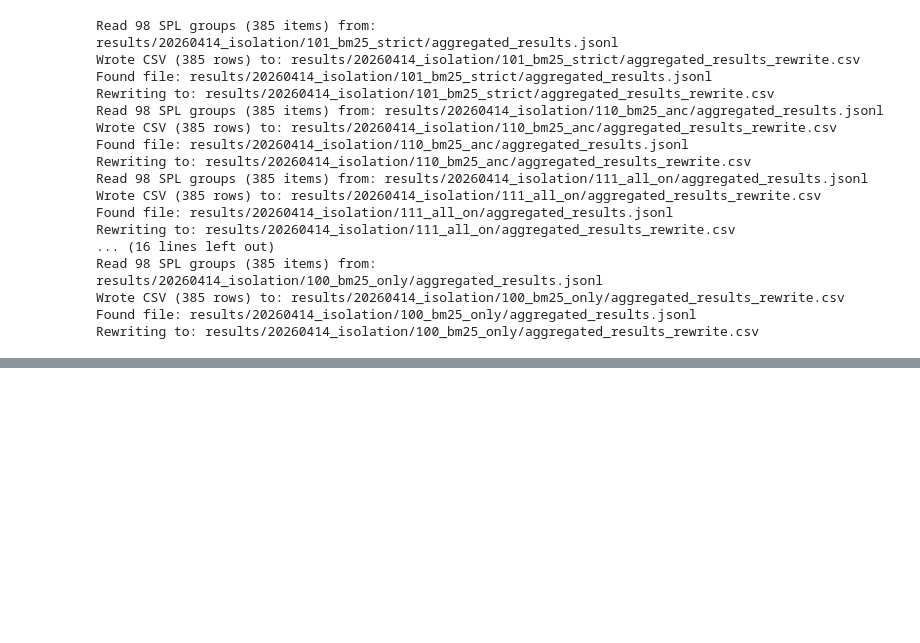
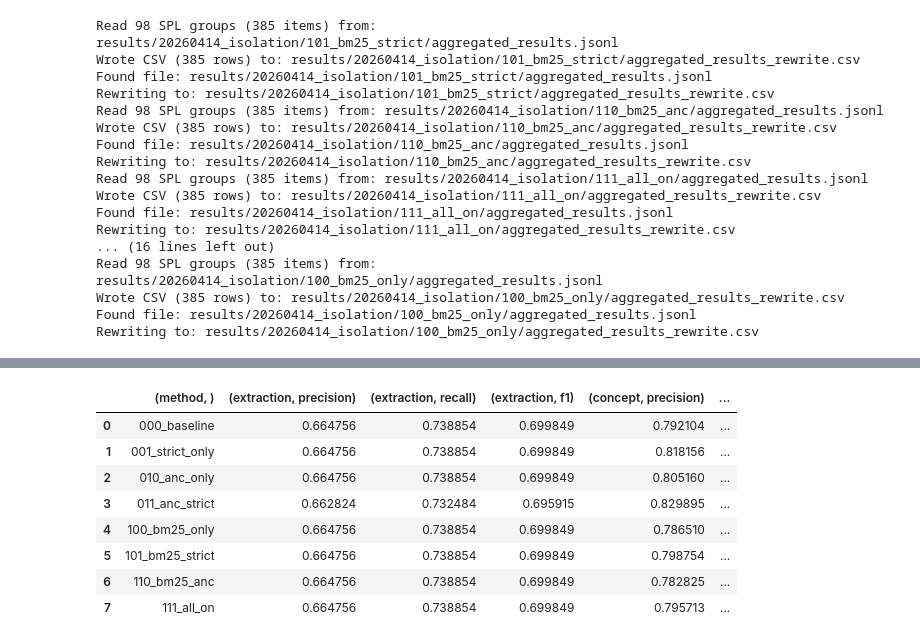
Before and after one commit to warren-manuel/spl-mapper, a Jupyter notebook: 0326_langgraph_smoketest.ipynb, the cells around one changed output, grey strips where cells are left out. Saved outputs shown, nothing was run; the diff lists cells and outputs as text; code cells hidden in the pictures; blank space fills up the shorter version.

```diff
--- a/0326_langgraph_smoketest.ipynb
+++ b/0326_langgraph_smoketest.ipynb
@@ -1304,0 +1623,12 @@ Wrote evaluation details to: results/20260414_isolation/100_bm25_only/evaluation
+# %%
+df
+# %% [output]
+|  | (method, ) | (extraction, precision) | (extraction, recall) | (extraction, f1) | (concept, precision) | ... |
+| 0 | 000_baseline | 0.664756 | 0.738854 | 0.699849 | 0.792104 | ... |
+| 1 | 001_strict_only | 0.664756 | 0.738854 | 0.699849 | 0.818156 | ... |
+| 2 | 010_anc_only | 0.664756 | 0.738854 | 0.699849 | 0.805160 | ... |
+| 3 | 011_anc_strict | 0.662824 | 0.732484 | 0.695915 | 0.829895 | ... |
+| 4 | 100_bm25_only | 0.664756 | 0.738854 | 0.699849 | 0.786510 | ... |
+| 5 | 101_bm25_strict | 0.664756 | 0.738854 | 0.699849 | 0.798754 | ... |
+| 6 | 110_bm25_anc | 0.664756 | 0.738854 | 0.699849 | 0.782825 | ... |
+| 7 | 111_all_on | 0.664756 | 0.738854 | 0.699849 | 0.795713 | ... |
```
Also changed, not shown: parts of 22 cells of this notebook, 11 other files.
